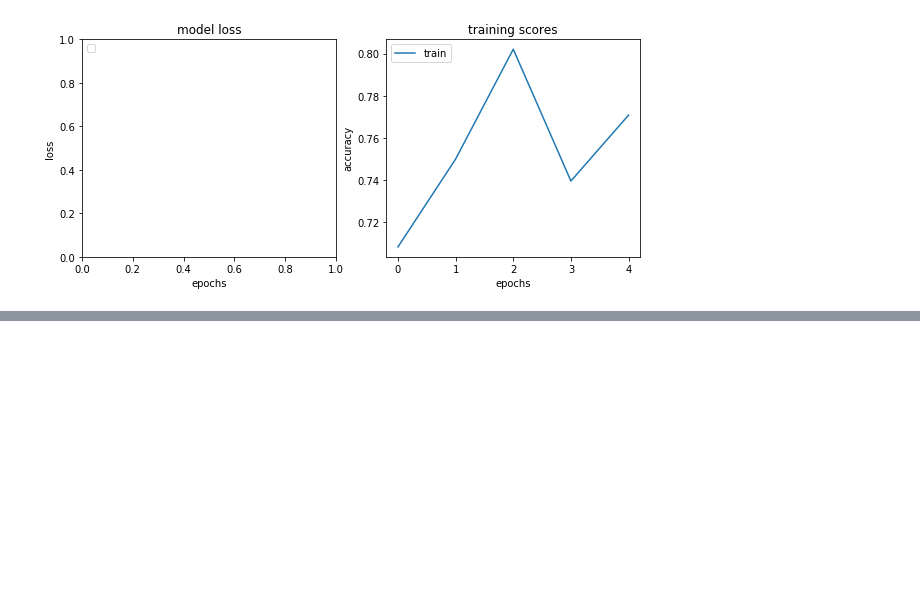
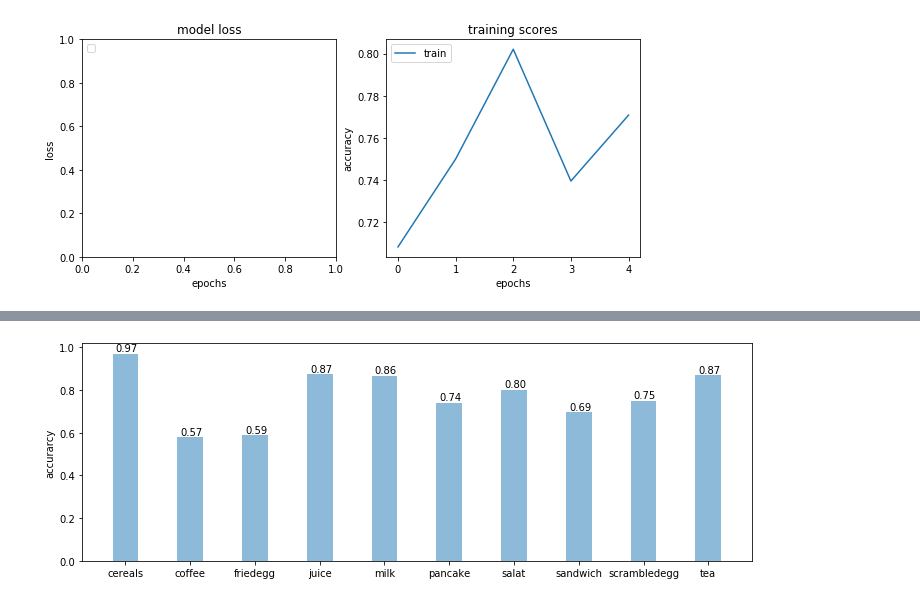
Before and after one commit to helloxy96/CS5242_Project2020, a Jupyter notebook: Tasks_train.ipynb, the cells around one changed output, grey strips where cells are left out. Cells and saved outputs as stored; diff of their text form; code cells hidden in the pictures; blank space fills up the shorter version.

```diff
--- a/Tasks_train.ipynb
+++ b/Tasks_train.ipynb
@@ -293,0 +323,17 @@ plt.show()
+# %%
+maxAcc = [cereals.max(), coffee.max(), friedegg.max(), juice.max(), milk.max(), pancake.max(),
+          salat.max(), sandwich.max(), scrambledegg.max(), tea.max()]
+tasks = ("cereals","coffee","friedegg","juice","milk","pancake","salat","sandwich","scrambledegg"
+         ,"tea")
+
+plt.figure(figsize=(12,4))
+y_pos = np.arange(0, len(tasks)*2, 2)
+plt.bar(y_pos, maxAcc, align='center', alpha=0.5)
+plt.xticks(y_pos, tasks)
+plt.ylabel('accurarcy')
+for i, v in enumerate(maxAcc):
+    plt.text(y_pos[i] - 0.3, v + 0.01, str(v)[:4])
+
+plt.show()
+# %% [output]
+[figure, added]
```
Also changed, not shown: parts of 1 cell of this notebook, 16 other files.
